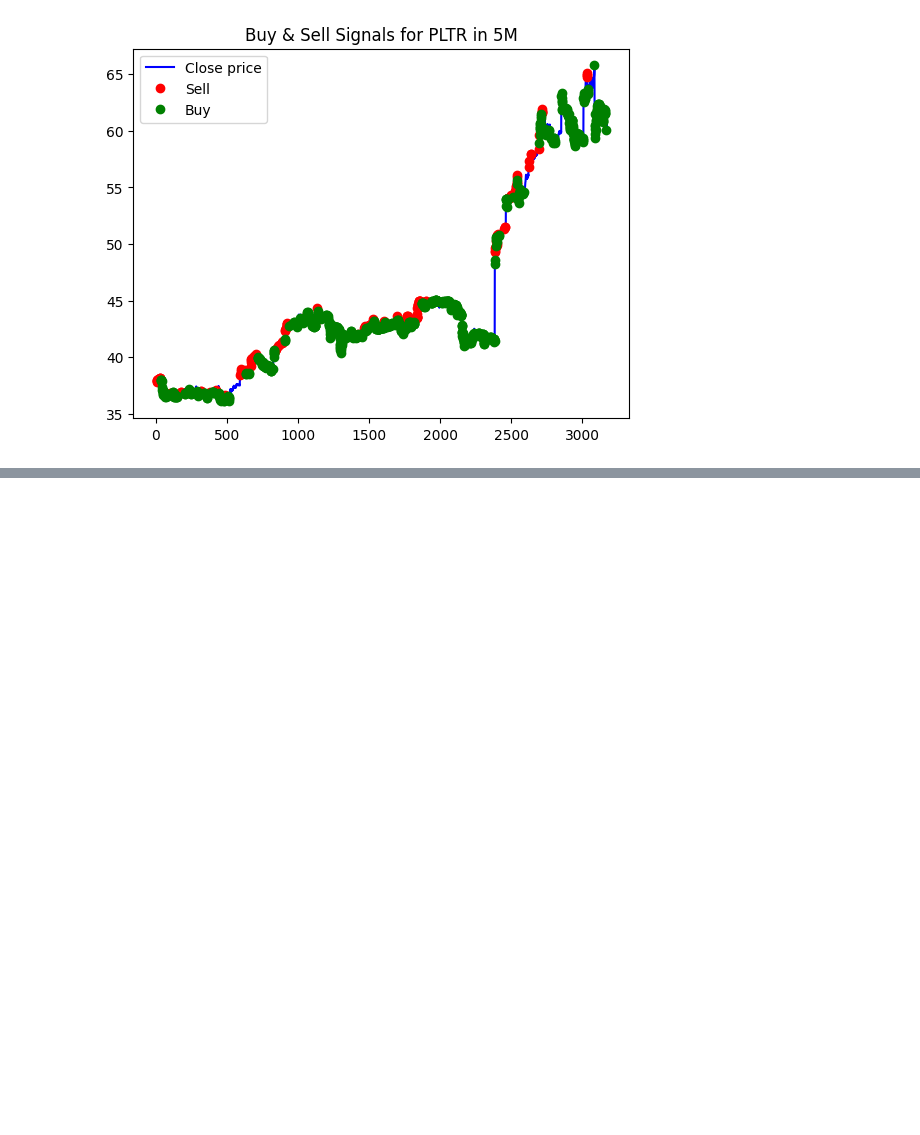
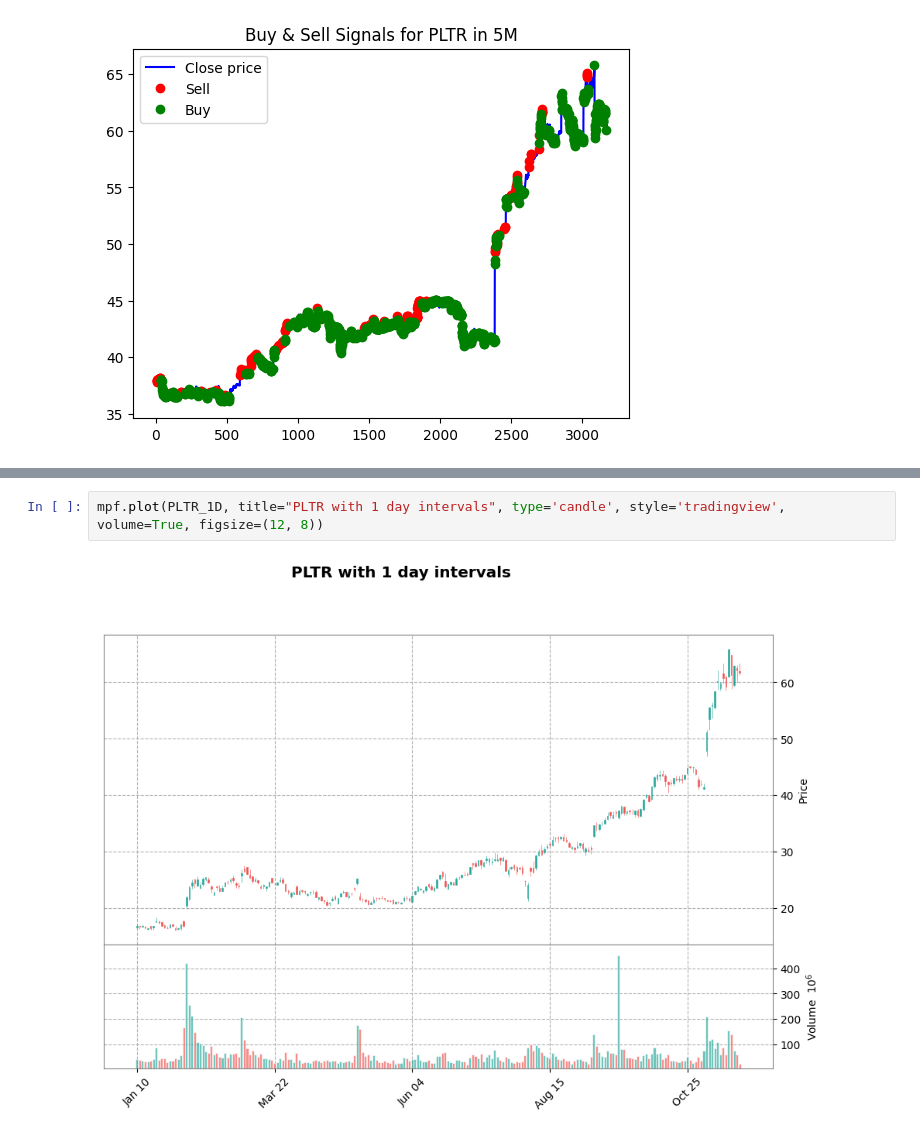
Before and after one commit to SeanMarcusJensen/ACIT4620-STOCK-FIS, a Jupyter notebook: main.ipynb, the cells around one changed output, grey strips where cells are left out. Drawn from its saved outputs; the diff is of its cells as text; blank space fills up the shorter version.

```diff
--- a/main.ipynb
+++ b/main.ipynb
@@ -73,0 +95,4 @@ plot_buy_sell(PLTR_5M, 'Buy & Sell Signals for PLTR in 5M')
+# %%
+mpf.plot(PLTR_1D, title="PLTR with 1 day intervals", type='candle', style='tradingview', volume=True, figsize=(12, 8))
+# %% [output]
+[figure, added]
```
Also changed, not shown: parts of 4 cells of this notebook.
